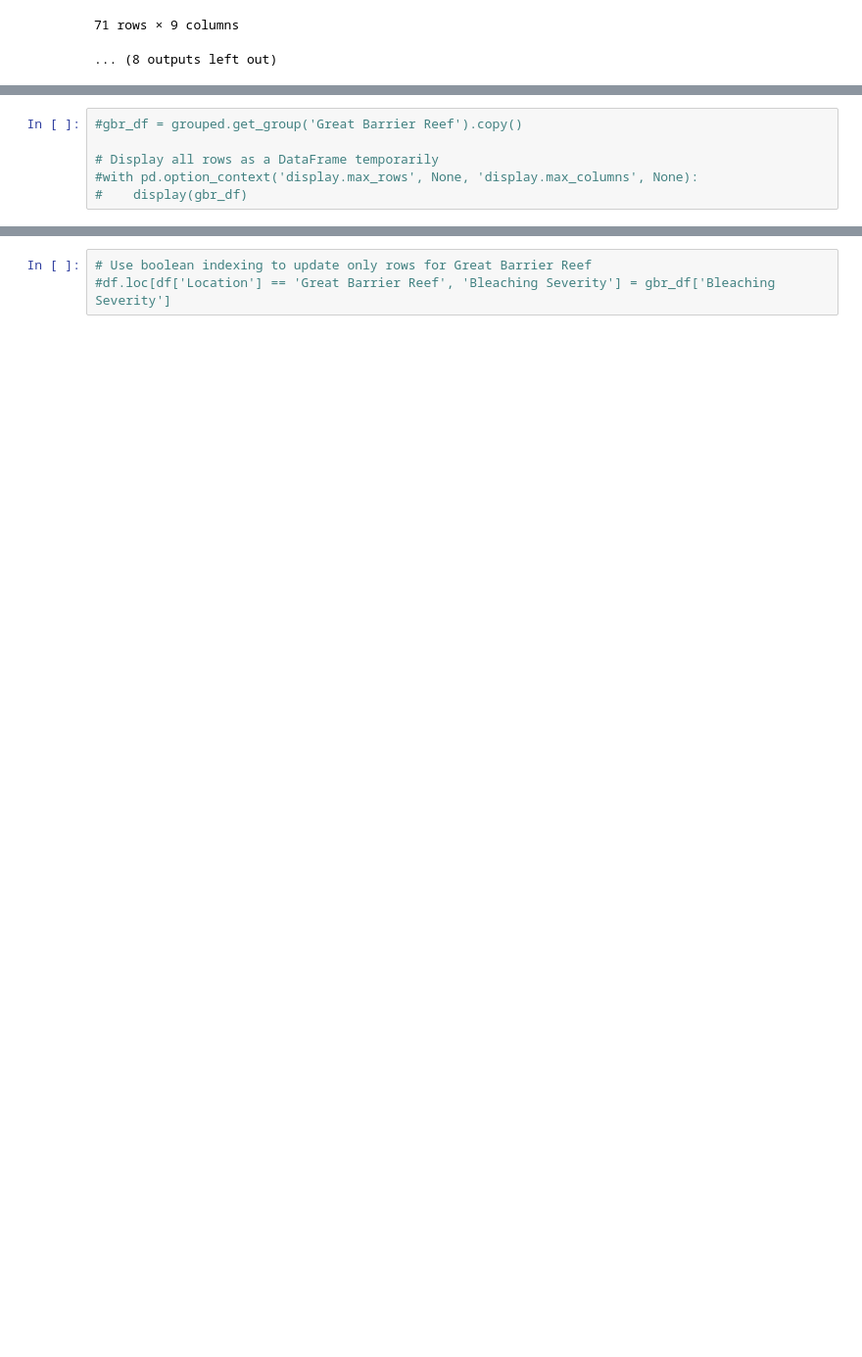
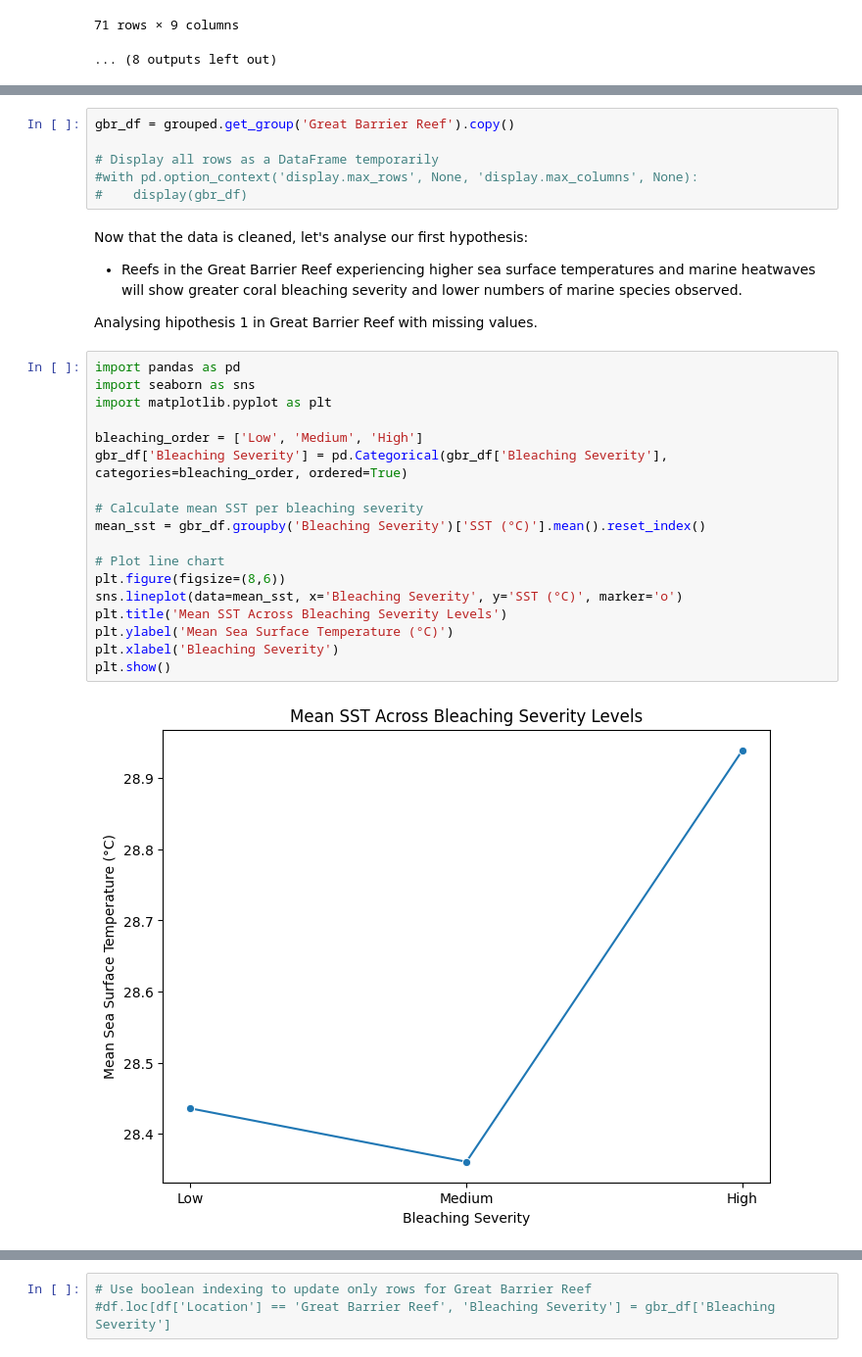
Before and after one commit to Sarah-Jane85/first_project, a Jupyter notebook: ocean_climate_project.ipynb, the cells around one changed output, grey strips where cells are left out. Shown at 98% size. Drawn from its saved outputs; the diff is of its cells as text; blank space fills up the shorter version.

Commit message:
First notebook added

```diff
--- a/ocean_climate_project.ipynb
+++ b/ocean_climate_project.ipynb
@@ -111,6 +128,31 @@ Location: Hawaiian Islands
 # %%
-#gbr_df = grouped.get_group('Great Barrier Reef').copy()
+gbr_df = grouped.get_group('Great Barrier Reef').copy()
 
 # Display all rows as a DataFrame temporarily
 #with pd.option_context('display.max_rows', None, 'display.max_columns', None):
 #    display(gbr_df)
+# %% [markdown]
+Now that the data is cleaned, let's analyse our first hypothesis:
+- Reefs in the Great Barrier Reef experiencing higher sea surface temperatures and marine heatwaves will show greater coral bleaching severity and lower numbers of marine species observed.
+
+Analysing hipothesis 1 in Great Barrier Reef with missing values.
+# %%
+import pandas as pd
+import seaborn as sns
+import matplotlib.pyplot as plt
+
+bleaching_order = ['Low', 'Medium', 'High']
+gbr_df['Bleaching Severity'] = pd.Categorical(gbr_df['Bleaching Severity'], categories=bleaching_order, ordered=True)
+
+# Calculate mean SST per bleaching severity
+mean_sst = gbr_df.groupby('Bleaching Severity')['SST (°C)'].mean().reset_index()
+
+# Plot line chart
+plt.figure(figsize=(8,6))
+sns.lineplot(data=mean_sst, x='Bleaching Severity', y='SST (°C)', marker='o')
+plt.title('Mean SST Across Bleaching Severity Levels')
+plt.ylabel('Mean Sea Surface Temperature (°C)')
+plt.xlabel('Bleaching Severity')
+plt.show()
+# %% [output]
+[figure, added]
```
Also changed, not shown: parts of 9 cells of this notebook.
